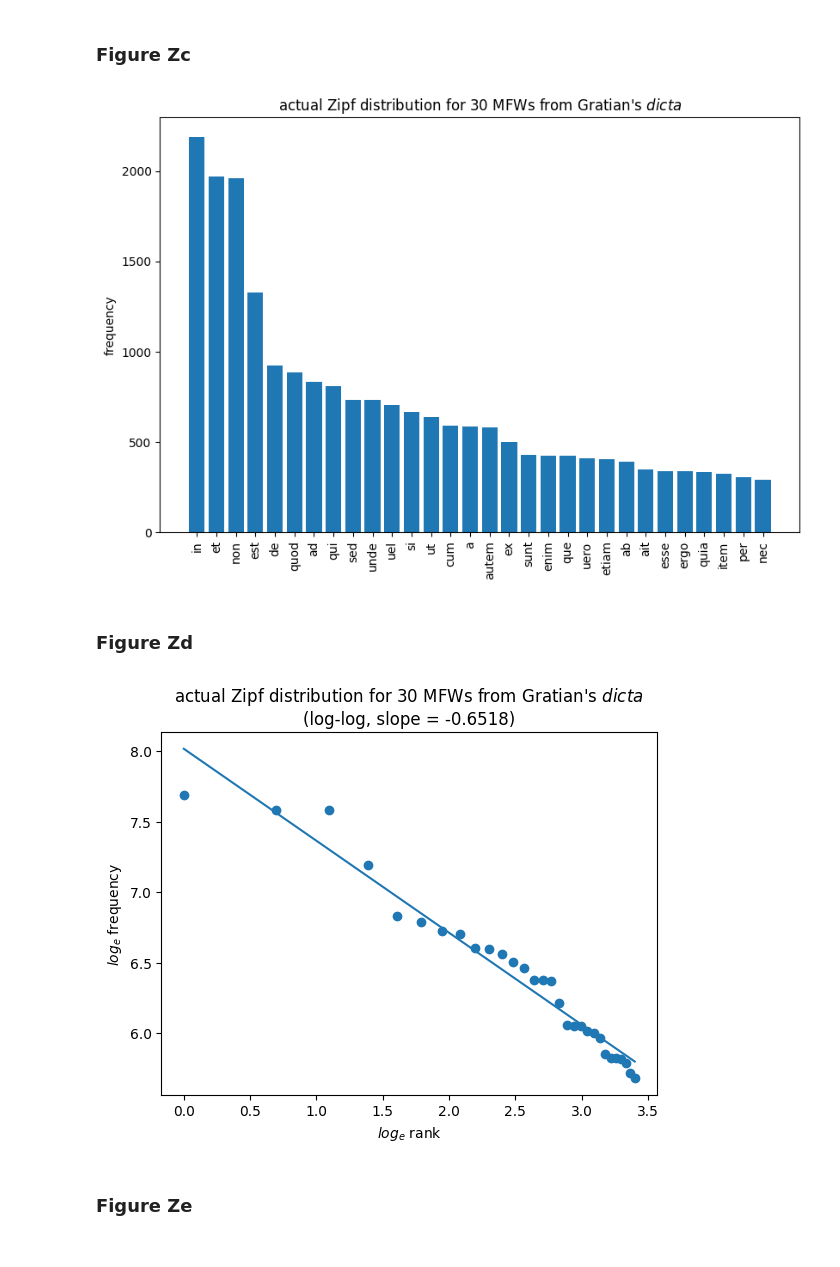
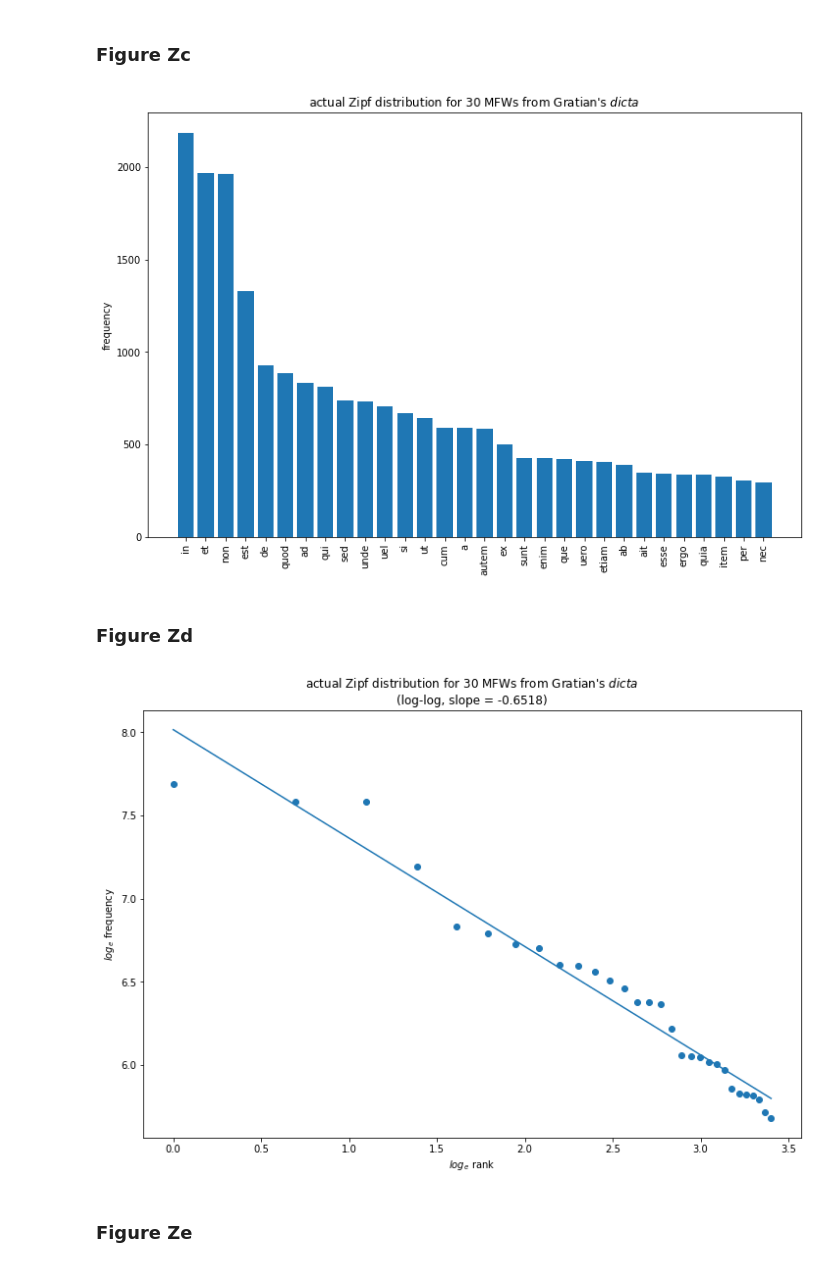
Before and after one commit to decretist/Dissertation, a Jupyter notebook: Notebooks/Zipf/Zipf49.ipynb, the cells around one changed output. Drawn from its saved outputs; the diff is of its cells as text; code cells hidden in the pictures.

```diff
--- a/Notebooks/Zipf/Zipf49.ipynb
+++ b/Notebooks/Zipf/Zipf49.ipynb
@@ -135,8 +135,8 @@ import itertools
 samples = ['Gratian0', 'Gratian1', 'dePen', 'Gratian2']
 features = get_features(samples)
 actual = zipf_1949_actual(features)
-# pp.figure(figsize=(12, 8)) # Jupyter
-pp.figure(figsize=[9.6, 6.4], dpi=100) # print
+pp.figure(figsize=(12, 8)) # Jupyter
+# pp.figure(figsize=(9.6, 6.4), dpi=300) # print
 plot_data_bar(actual[:30])
 ranks = [rank for rank, frequency in actual[:30]]
 words = list(dict(itertools.islice(get_features(samples).items(), 30)))
@@ -146,20 +146,20 @@ pp.title(f"actual Zipf distribution for 30 MFWs from Gratian's " + '$\it{dicta}$
 pp.show()
 pp.close()
 # %% [output]
-[figure, old version]
+[figure, new version]
 # %% [markdown]
 ### Figure Zd
 # %%
-# pp.figure(figsize=(12, 8)) # Jupyter
-pp.figure(figsize=(6.4, 4.8), dpi=100) # print
+pp.figure(figsize=(12, 8)) # Jupyter
+# pp.figure(figsize=(6.4, 4.8), dpi=300) # print
 plot_data_scatter(logify(actual[:30]))
 slope = plot_regression(logify(actual[:30]))
 pp.title(f"actual Zipf distribution for {30} MFWs from Gratian's " + '$\it{dicta}$\n' + f'(log-log, slope = {slope:.4f})')
 # pp.savefig('./PNGs/Figure_Zd')
 pp.show()
 pp.close()
 # %% [output]
-[figure, old version]
+[figure, new version]
 # %% [markdown]
 ### Figure Ze
 # %%
```
Also changed, not shown: parts of 3 cells of this notebook.
